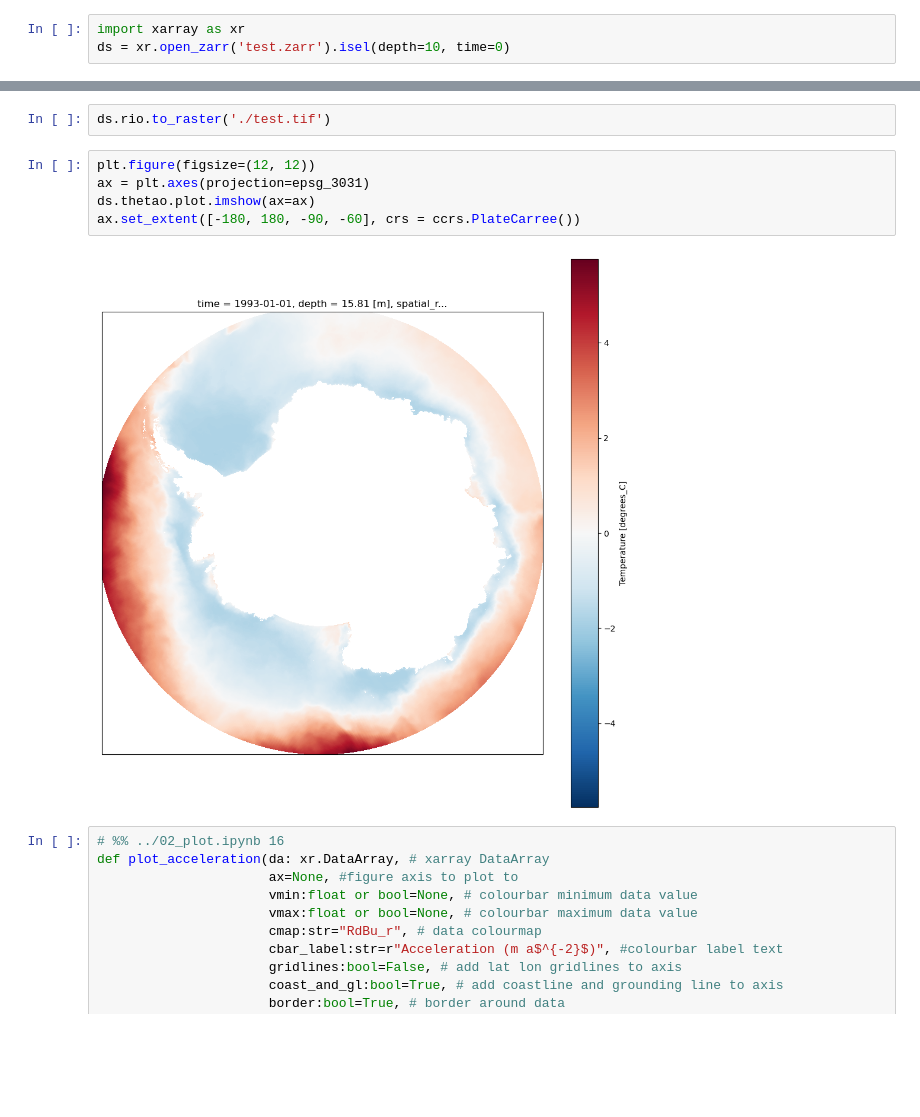
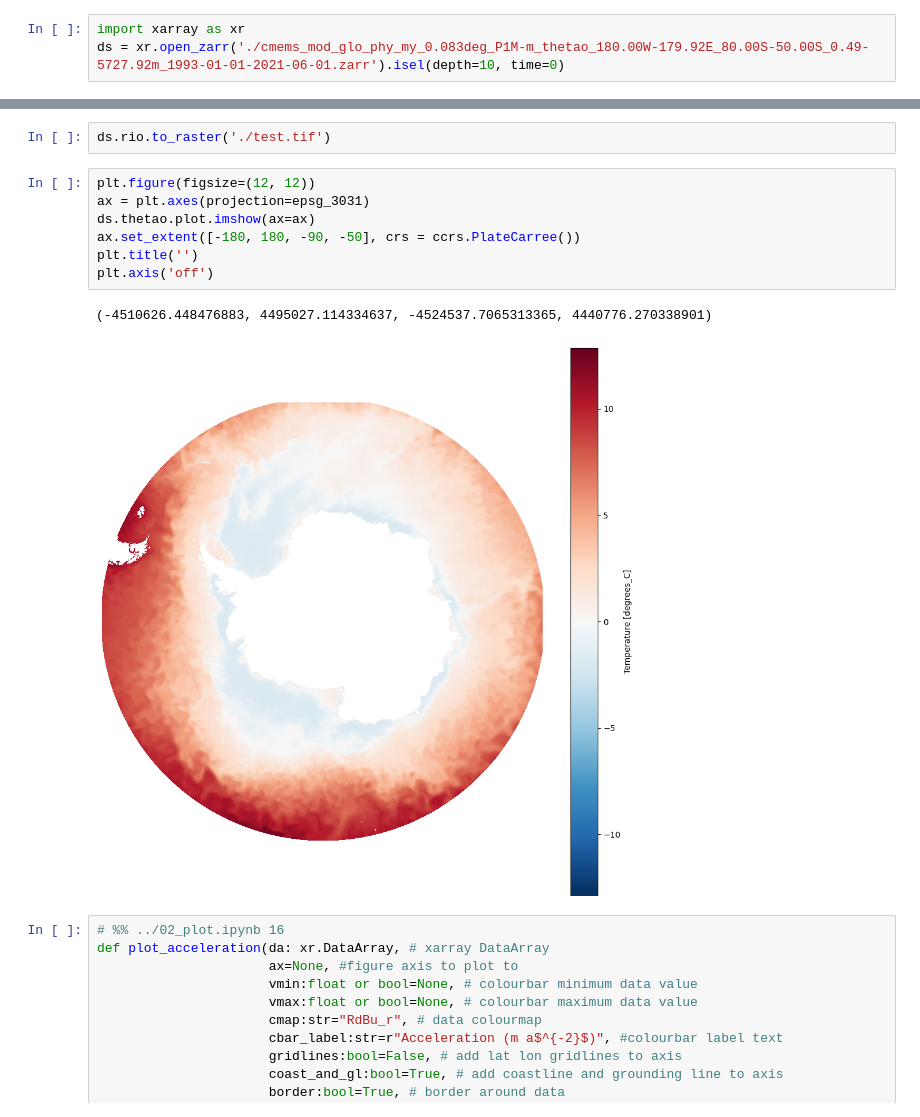
Before and after one commit to rossawslater/reanalysis-exploration, a Jupyter notebook: reanalysis_exploration.ipynb, the cells around one changed output, grey strips where cells are left out. Cells and saved outputs as stored; diff of their text form; blank space fills up the shorter version.

```diff
--- a/reanalysis_exploration.ipynb
+++ b/reanalysis_exploration.ipynb
@@ -119,6 +140,6 @@ PosixPath('test.zarr')
 # %%
 import xarray as xr
-ds = xr.open_zarr('test.zarr').isel(depth=10, time=0)
+ds = xr.open_zarr('./cmems_mod_glo_phy_my_0.083deg_P1M-m_thetao_180.00W-179.92E_80.00S-50.00S_0.49-5727.92m_1993-01-01-2021-06-01.zarr').isel(depth=10, time=0)
 # %%
 ds.thetao.plot.imshow()
 # %% [output]
@@ -175,10 +196,13 @@ ds.rio.to_raster('./test.tif')
 # %%
 plt.figure(figsize=(12, 12))
 ax = plt.axes(projection=epsg_3031)
 ds.thetao.plot.imshow(ax=ax)
-ax.set_extent([-180, 180, -90, -60], crs = ccrs.PlateCarree())
+ax.set_extent([-180, 180, -90, -50], crs = ccrs.PlateCarree())
+plt.title('')
+plt.axis('off')
 # %% [output]
+(-4510626.448476883, 4495027.114334637, -4524537.7065313365, 4440776.270338901)
-[figure, old version]
+[figure, new version]
 # %%
 # %% ../02_plot.ipynb 16
 def plot_acceleration(da: xr.DataArray, # xarray DataArray
```
Also changed, not shown: parts of 9 cells of this notebook.
